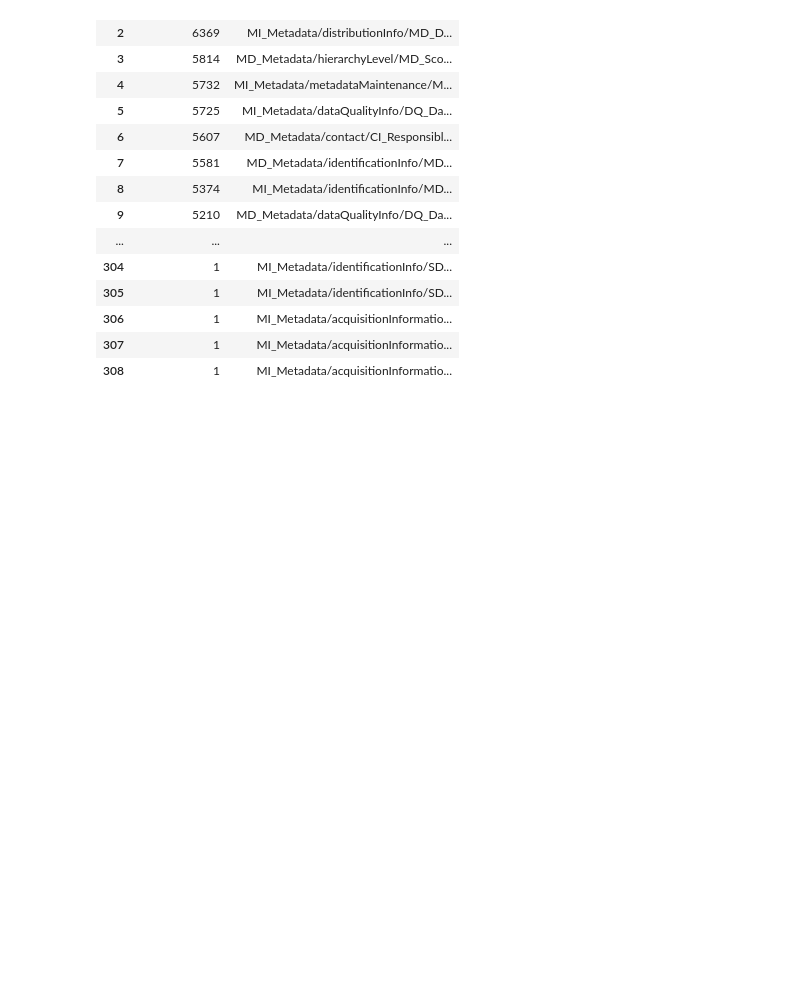
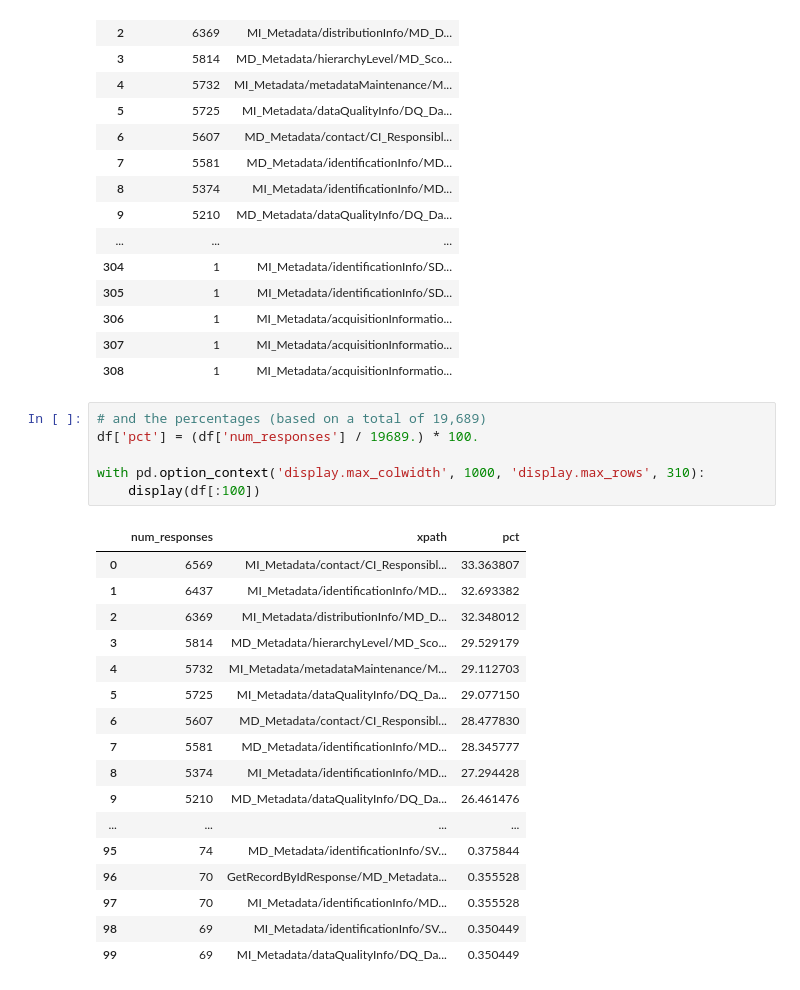
Before and after one commit to b-cube/Response-Identification-Info, a Jupyter notebook: notebooks/Analysis - ISO Specific Details.ipynb, the cells around one changed output. Saved outputs shown, nothing was run; the diff lists cells and outputs as text; blank space fills up the shorter version.

```diff
--- a/notebooks/Analysis - ISO Specific Details.ipynb
+++ b/notebooks/Analysis - ISO Specific Details.ipynb
@@ -502,3 +502,27 @@ with pd.option_context('display.max_colwidth', 1000, 'display.max_rows', 310):
 | 306 | 1 | MI_Metadata/acquisitionInformatio... |
 | 307 | 1 | MI_Metadata/acquisitionInformatio... |
 | 308 | 1 | MI_Metadata/acquisitionInformatio... |
+# %%
+# and the percentages (based on a total of 19,689)
+df['pct'] = (df['num_responses'] / 19689.) * 100.
+
+with pd.option_context('display.max_colwidth', 1000, 'display.max_rows', 310):
+    display(df[:100])
+# %% [output]
+|  | num_responses | xpath | pct |
+| 0 | 6569 | MI_Metadata/contact/CI_Responsibl... | 33.363807 |
+| 1 | 6437 | MI_Metadata/identificationInfo/MD... | 32.693382 |
+| 2 | 6369 | MI_Metadata/distributionInfo/MD_D... | 32.348012 |
+| 3 | 5814 | MD_Metadata/hierarchyLevel/MD_Sco... | 29.529179 |
+| 4 | 5732 | MI_Metadata/metadataMaintenance/M... | 29.112703 |
+| 5 | 5725 | MI_Metadata/dataQualityInfo/DQ_Da... | 29.077150 |
+| 6 | 5607 | MD_Metadata/contact/CI_Responsibl... | 28.477830 |
+| 7 | 5581 | MD_Metadata/identificationInfo/MD... | 28.345777 |
+| 8 | 5374 | MI_Metadata/identificationInfo/MD... | 27.294428 |
+| 9 | 5210 | MD_Metadata/dataQualityInfo/DQ_Da... | 26.461476 |
+| ... | ... | ... | ... |
+| 95 | 74 | MD_Metadata/identificationInfo/SV... | 0.375844 |
+| 96 | 70 | GetRecordByIdResponse/MD_Metadata... | 0.355528 |
+| 97 | 70 | MI_Metadata/identificationInfo/MD... | 0.355528 |
+| 98 | 69 | MI_Metadata/identificationInfo/SV... | 0.350449 |
+| 99 | 69 | MI_Metadata/dataQualityInfo/DQ_Da... | 0.350449 |
```
Also changed, not shown: 5 other files.
